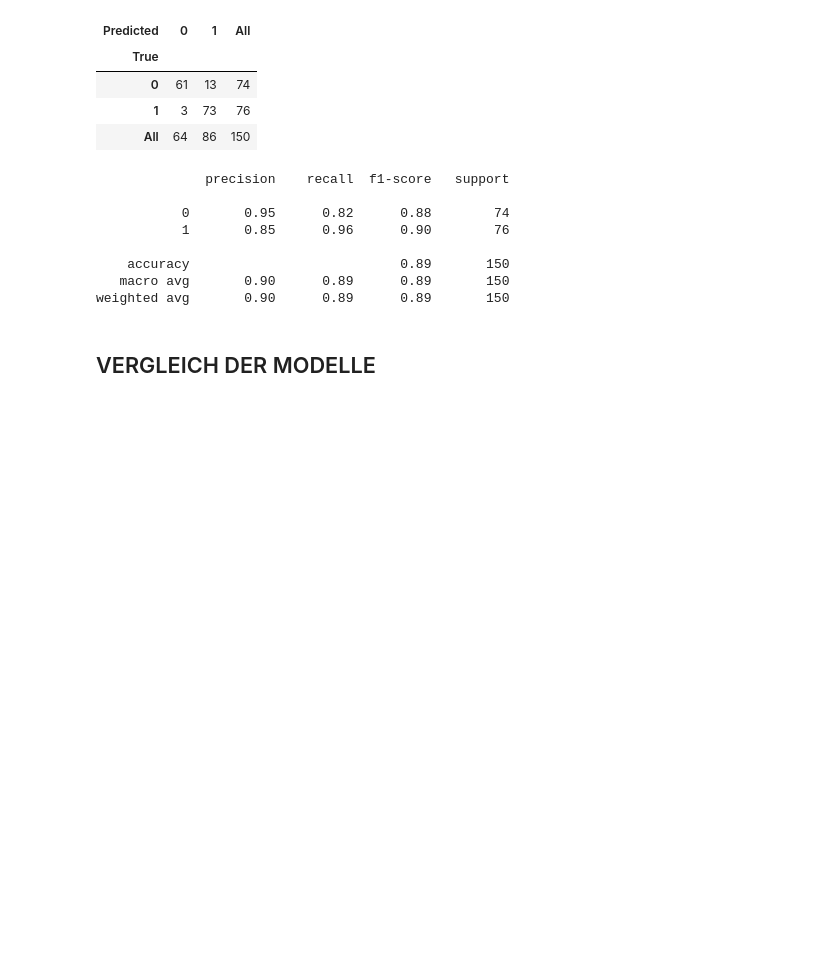
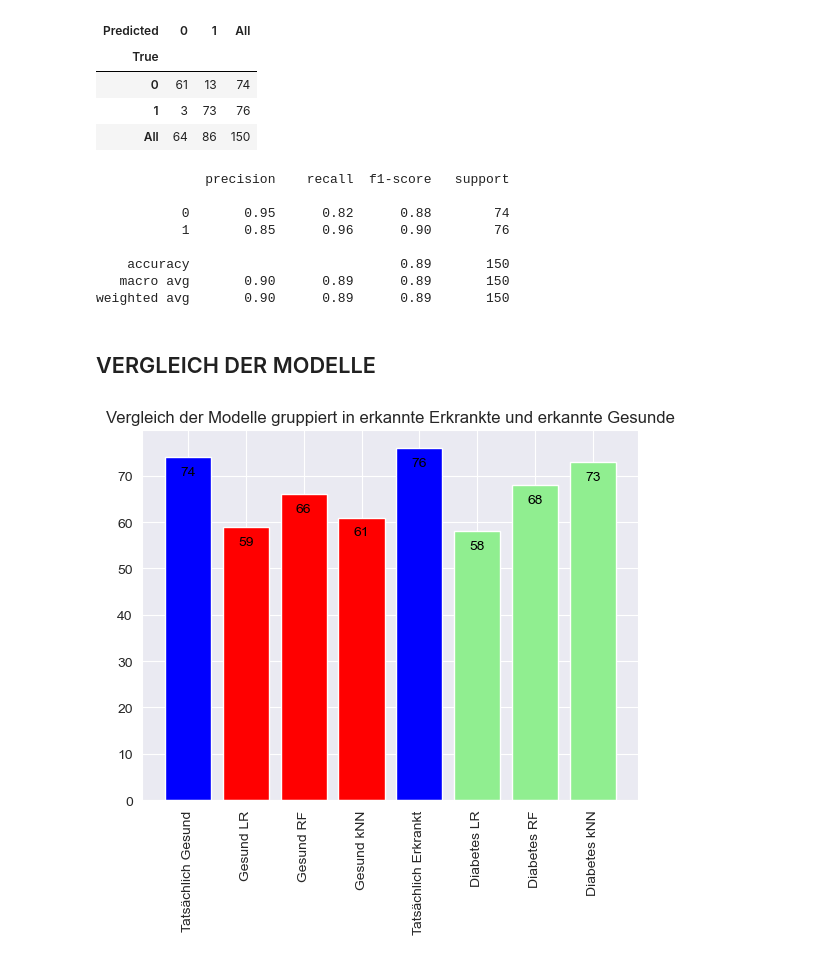
Before and after one commit to Schmiddyyy/DASC-2024, a Jupyter notebook: Abschlussaufgabe/Diabetes_DS/Diabetes_ScriptNAN.ipynb, the cells around one changed output. Saved outputs shown, nothing was run; the diff lists cells and outputs as text; code cells hidden in the pictures; blank space fills up the shorter version.

```diff
--- a/Abschlussaufgabe/Diabetes_DS/Diabetes_ScriptNAN.ipynb
+++ b/Abschlussaufgabe/Diabetes_DS/Diabetes_ScriptNAN.ipynb
@@ -370,29 +417,28 @@ weighted avg       0.90      0.89      0.89       150
 # %% [markdown]
 ## VERGLEICH DER MODELLE
 # %%
+recall_tat = 74
 recall_LR = cflr[0,0]
 recall_RF = cfrf[0,0]
 recall_kNN = cfknn[0,0]
+precision_tat = 76
 precision_LR = cflr[1,1]
 precision_RF = cfrf[1,1]
 precision_kNN = cfknn[1,1]
 
-werte = [recall_LR, recall_RF, recall_kNN,precision_LR, precision_RF,precision_kNN]
-farben = ['red', 'red', 'red',  'lightgreen', 'lightgreen','lightgreen']
+werte = [recall_tat,recall_LR, recall_RF, recall_kNN,precision_tat,precision_LR, precision_RF,precision_kNN]
+farben = ['blue','red', 'red', 'red', 'blue', 'lightgreen', 'lightgreen','lightgreen']
 bars = plt.bar(range(len(werte)), werte, color = farben)
 
-kategorien = ['Gesund LR', 'Gesund RF','Gesund kNN', 'Diabetes LR','Diabetes RF', 'Diabetes kNN']
+kategorien = ['Tatsächlich Gesund','Gesund LR', 'Gesund RF','Gesund kNN','Tatsächlich Erkrankt', 'Diabetes LR','Diabetes RF', 'Diabetes kNN']
 plt.xticks(range(len(werte)), kategorien)
 
 for bar, wert in zip(bars, werte):
     plt.annotate(str(wert), xy=(bar.get_x() + bar.get_width() / 2, bar.get_height()), xytext=(0, -15),
              textcoords='offset points', ha='center', va='bottom', color='black')
 
-textblock = '''
-Realität: 74 Gesund,
-76 Krank
-'''
-
-plt.text(4, 90, textblock, ha='center', va='center', bbox=dict(facecolor='lightgray', alpha=0.5))
 plt.title("Vergleich der Modelle gruppiert in erkannte Erkrankte und erkannte Gesunde")
+plt.tick_params(axis='x',labelrotation = 90)
+# %% [output]
+[figure, added]
 # %% [markdown]
```
Also changed, not shown: parts of 21 cells of this notebook.
